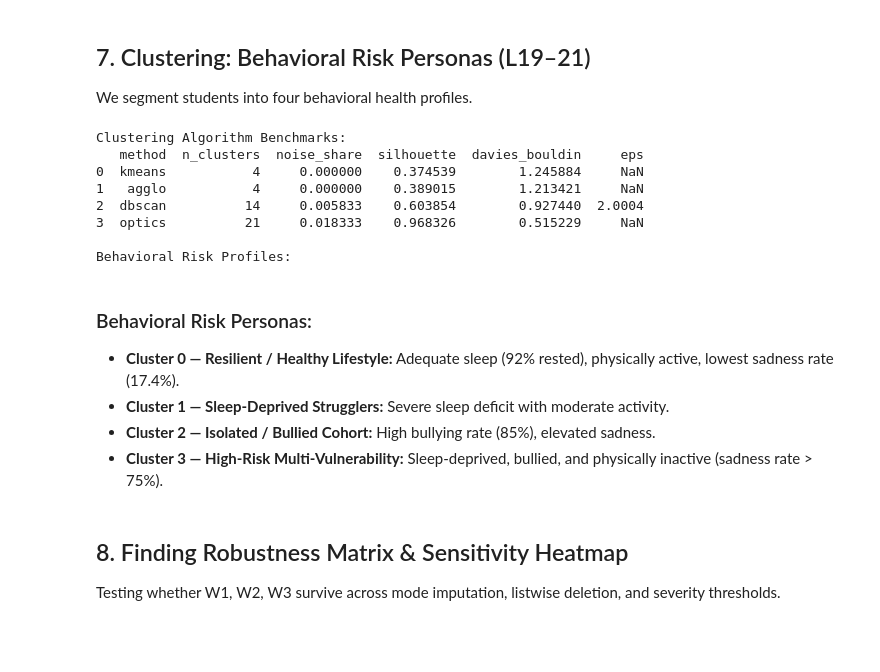
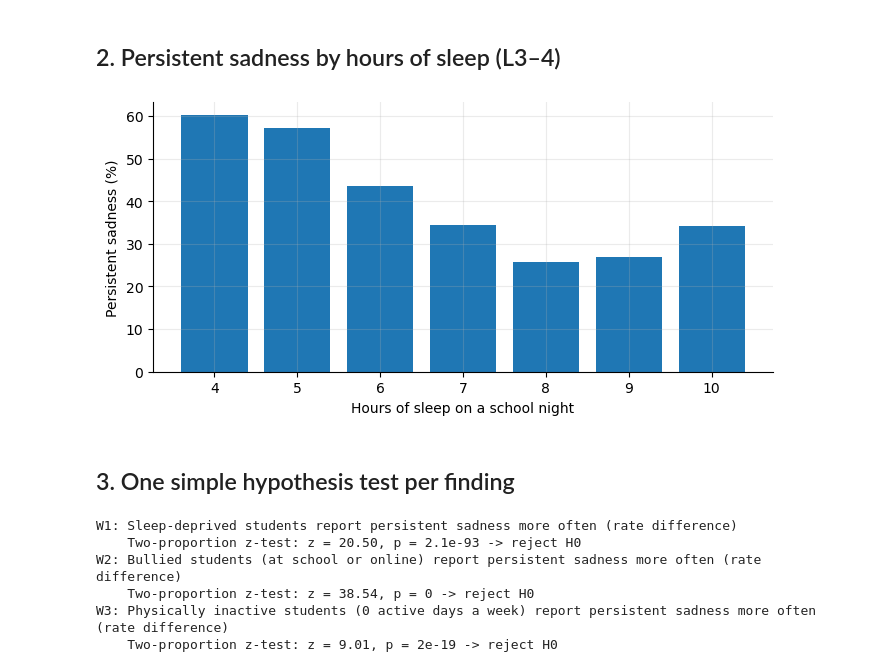
Before and after one commit to Rakesh-562/campusPulse, a Jupyter notebook: notebooks/wellbeing/03_wellbeing_pulse.ipynb, the cells around one changed output. Saved outputs shown, nothing was run; the diff lists cells and outputs as text; code cells hidden in the pictures; blank space fills up the shorter version.

```diff
--- a/notebooks/wellbeing/03_wellbeing_pulse.ipynb
+++ b/notebooks/wellbeing/03_wellbeing_pulse.ipynb
@@ -9,27 +5,16 @@ We load the YRBS surveillance survey (extracted from Access MDB) and the Malaysi
 # %%
 import sys, os
 from pathlib import Path
-for cand in [Path(r'D:\DA project\campusPulse'), Path.cwd(), Path.cwd().parent]:
+for cand in [Path.cwd(), Path.cwd().parent, Path.cwd().parent.parent]:
     if (cand / 'campuspulse').exists():
         sys.path.insert(0, str(cand)); break
-os.environ['LOKY_MAX_CPU_COUNT'] = '1'
-
-import pandas as pd
-import numpy as np
-import matplotlib.pyplot as plt
-import seaborn as sns
-from scipy import stats
-
+import pandas as pd, numpy as np, matplotlib.pyplot as plt
 from campuspulse.wellbeing import pipeline as P
-from campuspulse.common import stats_tests, reduce, clustering, rules
-from campuspulse.common.decisions import DecisionLog, robustness_matrix, heatmap
-from campuspulse.common.plots import theme, badge
-
+from campuspulse.common.decisions import DecisionLog, defaults, robustness_matrix, heatmap, survival_summary, fragility_table
+from campuspulse.common.plots import theme
 theme()
-
-df_yrbs, df_mh = P.load_raw()
-print(f"YRBS survey shape: {df_yrbs.shape[0]} respondents, {df_yrbs.shape[1]} questions")
-print(f"Malaysia survey shape: {df_mh.shape[0]} respondents, {df_mh.shape[1]} questions")
-print("\nMalaysia survey raw course spellings count:", df_mh['What is your course?'].nunique())
-df_mh.head(3)
+raw = P.load_raw()
+print(f"{len(raw):,} students")
+print("Share of skipped answers:")
+print(raw[["sad", "sleep_code", "active_code", "social_media_code", "bullied_school"]].isna().mean().round(3).to_string())
 # %% [output]
@@ -201,27 +34,24 @@ Mined 18 Association Rules targeting Sadness:
-# %% [markdown]
-## 7. Clustering: Behavioral Risk Personas (L19–21)
-We segment students into four behavioral health profiles.
-# %%
-metrics, profiles = P.run_clustering(df_yrbs_clean, k=4)
-print("Clustering Algorithm Benchmarks:")
-print(metrics)
-print("\nBehavioral Risk Profiles:")
-profiles
-# %% [output]
-Clustering Algorithm Benchmarks:
-   method  n_clusters  noise_share  silhouette  davies_bouldin     eps
-0  kmeans           4     0.000000    0.374539        1.245884     NaN
-1   agglo           4     0.000000    0.389015        1.213421     NaN
-2  dbscan          14     0.005833    0.603854        0.927440  2.0004
-3  optics          21     0.018333    0.968326        0.515229     NaN
-
-Behavioral Risk Profiles:
-# %% [markdown]
-### Behavioral Risk Personas:
-- **Cluster 0 — Resilient / Healthy Lifestyle:** Adequate sleep (92% rested), physically active, lowest sadness rate (17.4%).
-- **Cluster 1 — Sleep-Deprived Strugglers:** Severe sleep deficit with moderate activity.
-- **Cluster 2 — Isolated / Bullied Cohort:** High bullying rate (85%), elevated sadness.
-- **Cluster 3 — High-Risk Multi-Vulnerability:** Sleep-deprived, bullied, and physically inactive (sadness rate > 75%).
-# %% [markdown]
-## 8. Finding Robustness Matrix & Sensitivity Heatmap
-Testing whether W1, W2, W3 survive across mode imputation, listwise deletion, and severity thresholds.
+# %% [markdown]
+## 2. Persistent sadness by hours of sleep (L3–4)
+# %%
+rate = d.groupby("sleep_hours").apply(lambda g: np.average(g["sadness"], weights=g["w"]))
+fig, ax = plt.subplots(figsize=(8, 3.5))
+ax.bar(rate.index.astype(int).astype(str), rate.values * 100)
+ax.set_xlabel("Hours of sleep on a school night"); ax.set_ylabel("Persistent sadness (%)")
+plt.show()
+# %% [output]
+[figure, added]
+# %% [markdown]
+## 3. One simple hypothesis test per finding
+# %%
+for fid, ev in P.finding_evidence().items():
+    t = ev["test"]
+    print(f"{fid}: {P.FINDINGS[fid]}")
+    print(f"    {t['test']}: {t['statistic_name']} = {t['statistic']:.2f}, p = {t['p']:.2g} -> {t['decision']}")
+# %% [output]
+W1: Sleep-deprived students report persistent sadness more often (rate difference)
+    Two-proportion z-test: z = 20.50, p = 2.1e-93 -> reject H0
+W2: Bullied students (at school or online) report persistent sadness more often (rate difference)
+    Two-proportion z-test: z = 38.54, p = 0 -> reject H0
+W3: Physically inactive students (0 active days a week) report persistent sadness more often (rate difference)
+    Two-proportion z-test: z = 9.01, p = 2e-19 -> reject H0
```
Also changed, not shown: parts of 23 cells of this notebook, 19 other files.
